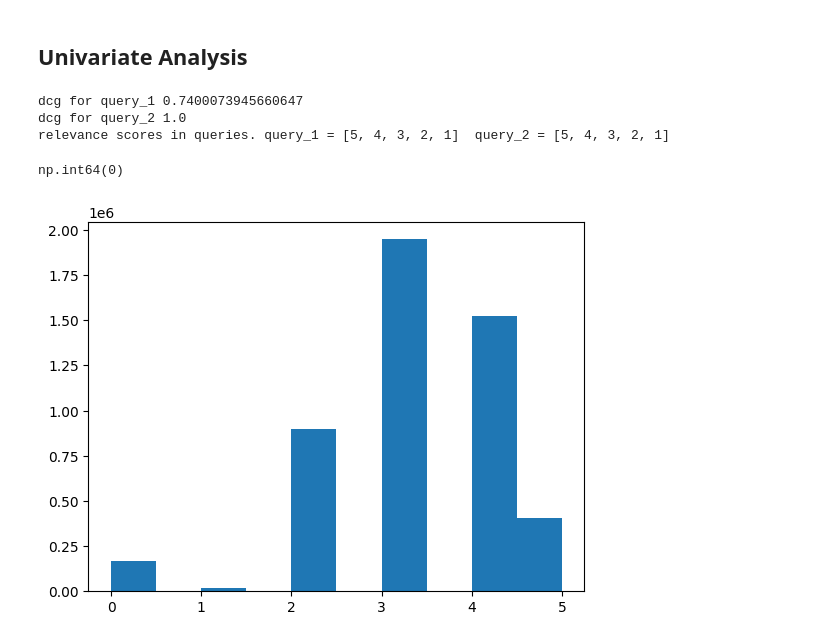
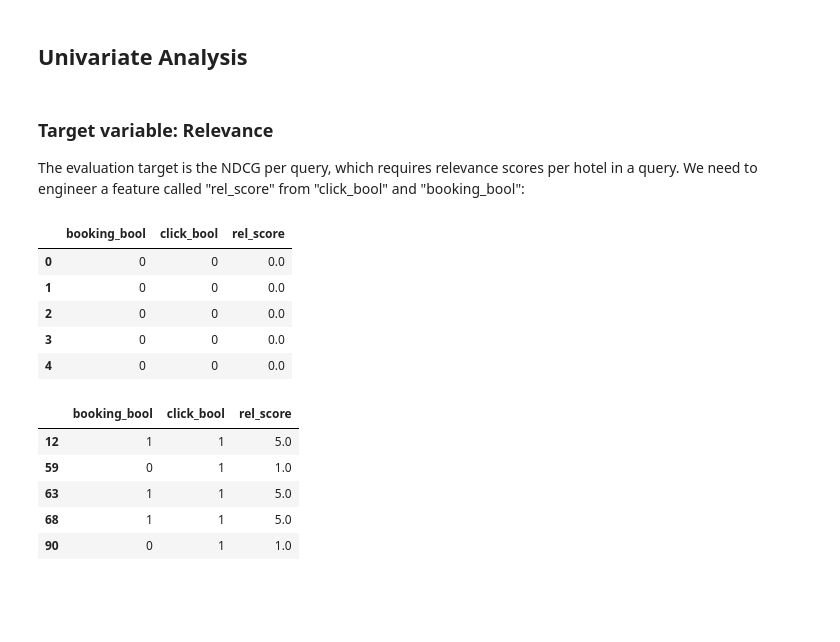
Before and after one commit to L42-AI/dmt-2, a Jupyter notebook: src/notebooks/eda.ipynb, the cells around one changed output. Saved outputs shown, nothing was run; the diff lists cells and outputs as text; code cells hidden in the pictures; blank space fills up the shorter version.

```diff
--- a/src/notebooks/eda.ipynb
+++ b/src/notebooks/eda.ipynb
@@ -158,39 +158,30 @@ display('Number of search queries in the test set: ', test_set['srch_id'].unique
 199549
 # %% [markdown]
 ## Univariate Analysis
-# %%
-import math
-x = [1, 2, 5, 3, 4]
-x2 = [5, 4, 3, 2, 1]
-
-def dcg(relevance_scores: list, top_ranks: int = 5, alt: bool = False):
-    """ Discounted cumulative gain for the top-k ranked results of a search query. """
-    top_k = relevance_scores[:top_ranks]
-    ranks = range(1, top_ranks + 1) # [1, k]
-    if alt:
-        penalized_top_k = [2 ** top_k[i-1] / math.log2(i + 1) for i in ranks]
-    else:
-        penalized_top_k = [top_k[i - 1] / math.log2(i + 1) for i in ranks]
-    return sum(penalized_top_k)
-
-
-def ndcg_5(relevance_scores: list, alt: bool = False) -> float:
-    dcg_5 = dcg(relevance_scores, 5, alt)
-    relevance_scores.sort(reverse=True)
-    idcg_5 = dcg(relevance_scores, 5, alt)
-    return dcg_5 / idcg_5
-
-print('dcg for query_1', ndcg_5(x))
-print('dcg for query_2', ndcg_5(x2))
-print('relevance scores in queries. query_1 =' , x,' query_2 =', x2)
-# %% [output]
-dcg for query_1 0.7400073945660647
-dcg for query_2 1.0
-relevance scores in queries. query_1 = [5, 4, 3, 2, 1]  query_2 = [5, 4, 3, 2, 1]
-# %%
-display(train_set['prop_starrating'].isna().sum())
-plt.hist(train_set['prop_starrating'])
-plt.show()
-# %% [output]
-np.int64(0)
-[figure, removed]
+# %% [markdown]
+### Target variable: Relevance
+The evaluation target is the NDCG per query, which requires relevance scores per hotel in a query. We need to engineer a feature called "rel_score" from "click_bool" and "booking_bool":
+# %%
+which_clicked = train_set.query('click_bool == 1').index
+which_booked = train_set.query('booking_bool == 1').index
+which_neither = train_set.query('click_bool == 0 & booking_bool == 0').index
+
+train_set.loc[which_clicked, 'rel_score'] = 1
+train_set.loc[which_booked, 'rel_score'] = 5
+train_set.loc[which_neither, 'rel_score'] = 0
+
+display(train_set[['booking_bool', 'click_bool', 'rel_score']].head())
+display(train_set[['booking_bool', 'click_bool', 'rel_score']].query('rel_score != 0.0').head())
+# %% [output]
+|  | booking_bool | click_bool | rel_score |
+| 0 | 0 | 0 | 0.0 |
+| 1 | 0 | 0 | 0.0 |
+| 2 | 0 | 0 | 0.0 |
+| 3 | 0 | 0 | 0.0 |
+| 4 | 0 | 0 | 0.0 |
+|  | booking_bool | click_bool | rel_score |
+| 12 | 1 | 1 | 5.0 |
+| 59 | 0 | 1 | 1.0 |
+| 63 | 1 | 1 | 5.0 |
+| 68 | 1 | 1 | 5.0 |
+| 90 | 0 | 1 | 1.0 |
```
Also changed, not shown: parts of 7 cells of this notebook.
